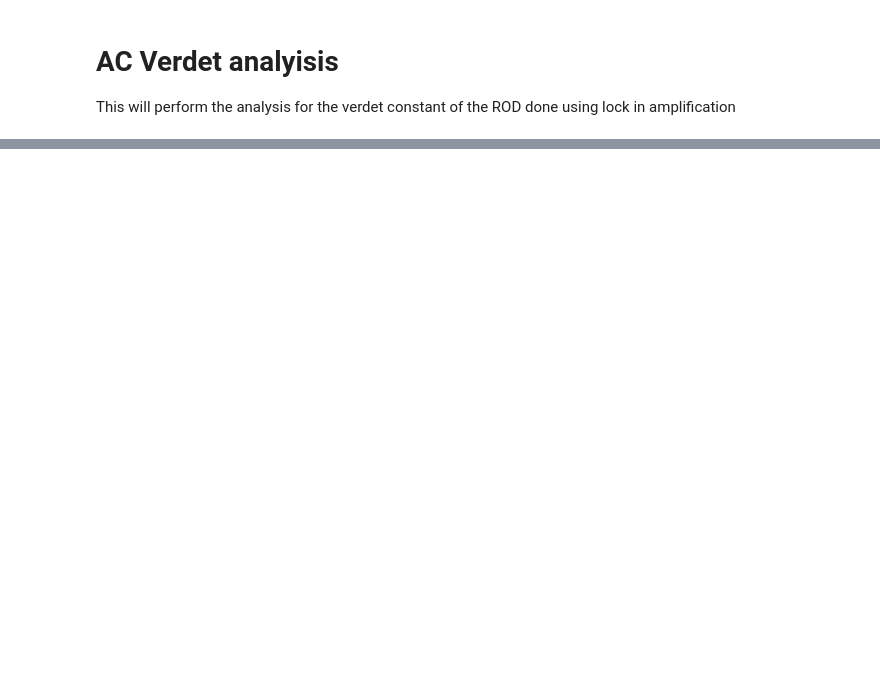
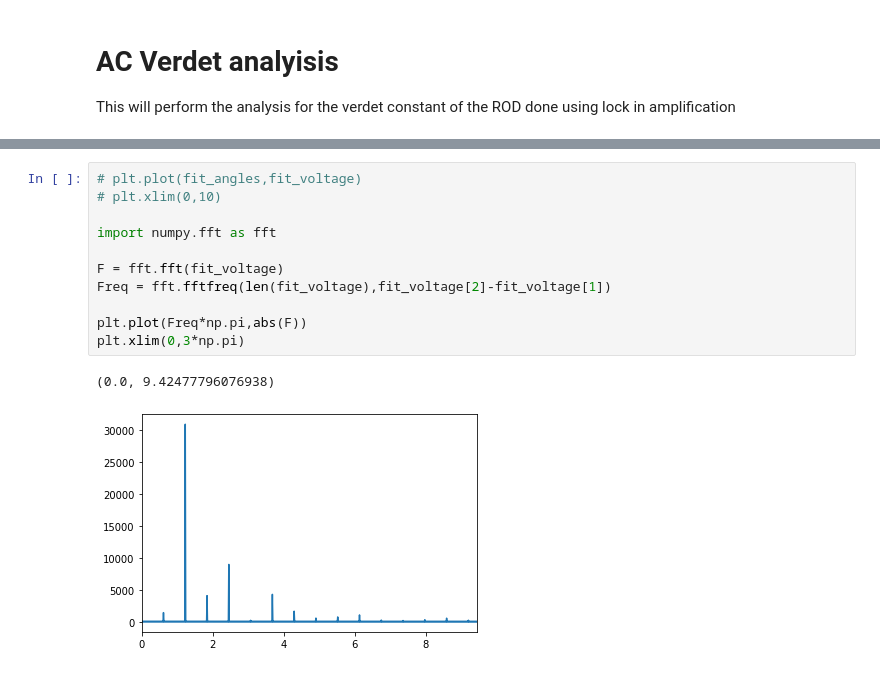
Before and after one commit to PanosEconomou/advanced-lab, a Jupyter notebook: 2.Faraday-Rotation/1.Lab-Data/7.FARADAY__Mar-29-2021__14-40-24/7.AC_ANALYSIS.ipynb, the cells around one changed output, grey strips where cells are left out. Saved outputs shown, nothing was run; the diff lists cells and outputs as text; blank space fills up the shorter version.

```diff
--- a/2.Faraday-Rotation/1.Lab-Data/7.FARADAY__Mar-29-2021__14-40-24/7.AC_ANALYSIS.ipynb
+++ b/2.Faraday-Rotation/1.Lab-Data/7.FARADAY__Mar-29-2021__14-40-24/7.AC_ANALYSIS.ipynb
@@ -256,0 +269,14 @@ V:       22.960382524620833 32.72151573695468
+# %%
+# plt.plot(fit_angles,fit_voltage)
+# plt.xlim(0,10)
+
+import numpy.fft as fft
+
+F = fft.fft(fit_voltage)
+Freq = fft.fftfreq(len(fit_voltage),fit_voltage[2]-fit_voltage[1])
+
+plt.plot(Freq*np.pi,abs(F))
+plt.xlim(0,3*np.pi)
+# %% [output]
+(0.0, 9.42477796076938)
+[figure, added]
```
Also changed, not shown: parts of 7 cells of this notebook, 1 other file.
